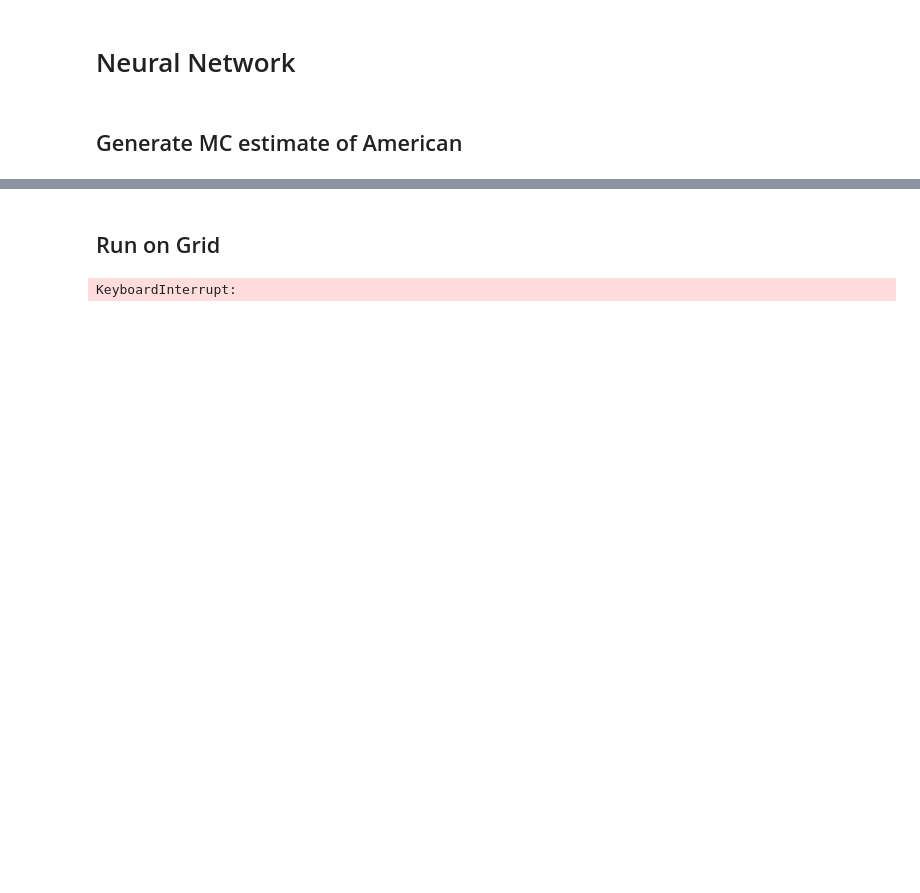
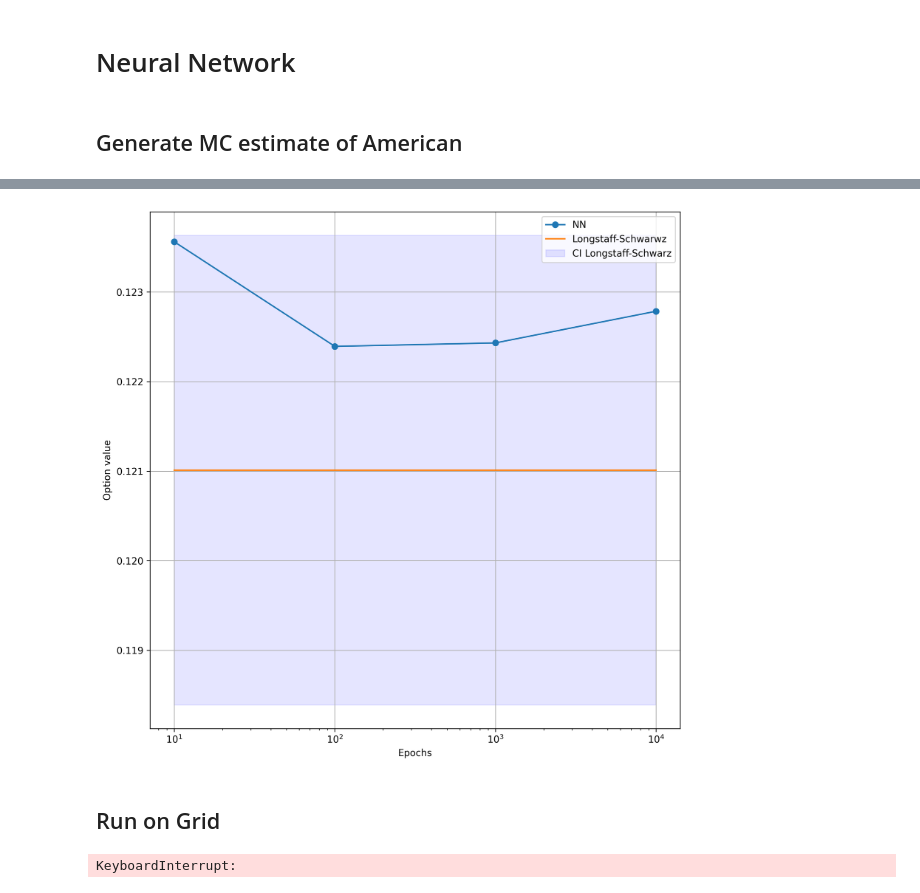
Before and after one commit to SByeUva/advance_computational_finance, a Jupyter notebook: NN-sensitivities.ipynb, the cells around one changed output, grey strips where cells are left out. Drawn from its saved outputs; the diff is of its cells as text; code cells hidden in the pictures; blank space fills up the shorter version.

```diff
--- a/NN-sensitivities.ipynb
+++ b/NN-sensitivities.ipynb
@@ -292,3 +631,19 @@ american_se = np.mean(trial_se)
+# %%
+plt.figure(figsize = (10,10), dpi = 300)
+plt.plot(epochs_list, results_convergence, label = 'NN', marker = 'o')
+plt.plot(epochs_list, [american_mean] * len(lr_rate), label = 'Longstaff-Schwarwz')
+plt.fill_between(epochs_list, (american_mean - american_se), (american_mean + american_se), color = 'b', alpha = .1,
+                label = 'CI Longstaff-Schwarz')
+
+plt.legend()
+plt.xlabel('Epochs')
+plt.ylabel('Option value')
+plt.xscale('log')
+plt.grid()
+plt.savefig('figures/nn_epochs.jpeg')
+plt.show()
+# %% [output]
+[figure, added]
 # %% [markdown]
 ## Run on Grid
 # %%
```
Also changed, not shown: parts of 19 cells of this notebook, 2 other files.
